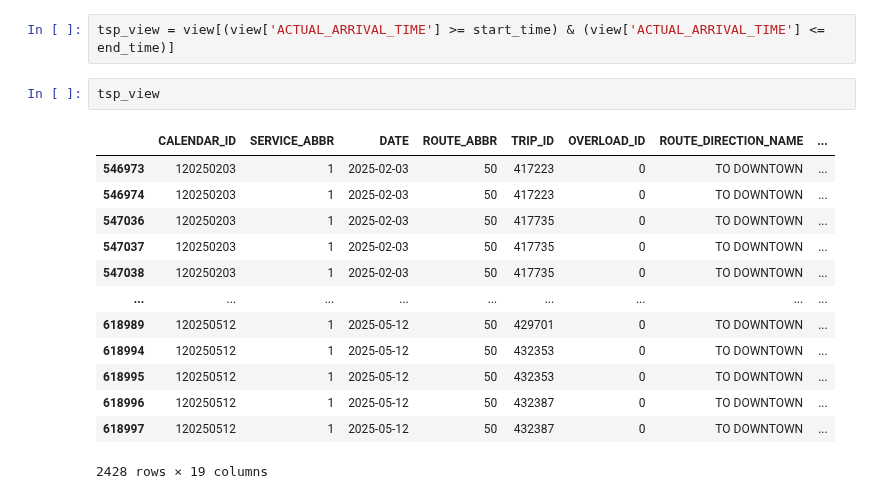
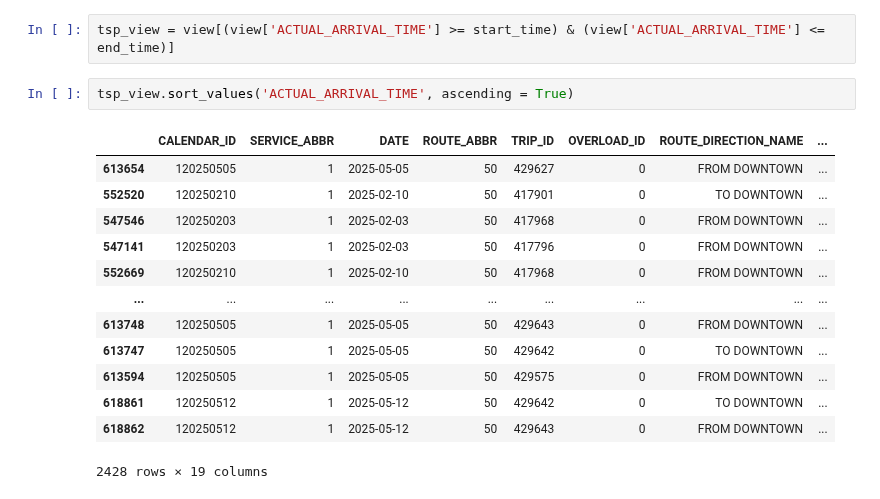
Before and after one commit to NSS-Data-Analytics-Cohort-14/wego-partnerproject-da14-v2-kshaffer93, a Jupyter notebook: notebooks/WeGo Data Introduction.ipynb, the cells around one changed output. Saved outputs shown, nothing was run; the diff lists cells and outputs as text.

Commit message:
cleaning data, finding NaN values

```diff
--- a/notebooks/WeGo Data Introduction.ipynb
+++ b/notebooks/WeGo Data Introduction.ipynb
@@ -256,18 +256,18 @@ end_time = '23:59:59'
 # %%
 tsp_view = view[(view['ACTUAL_ARRIVAL_TIME'] >= start_time) & (view['ACTUAL_ARRIVAL_TIME'] <= end_time)]
 # %%
-tsp_view
+tsp_view.sort_values('ACTUAL_ARRIVAL_TIME', ascending = True)
 # %% [output]
 |  | CALENDAR_ID | SERVICE_ABBR | DATE | ROUTE_ABBR | TRIP_ID | OVERLOAD_ID | ROUTE_DIRECTION_NAME | ... |
-| 546973 | 120250203 | 1 | 2025-02-03 | 50 | 417223 | 0 | TO DOWNTOWN | ... |
-| 546974 | 120250203 | 1 | 2025-02-03 | 50 | 417223 | 0 | TO DOWNTOWN | ... |
-| 547036 | 120250203 | 1 | 2025-02-03 | 50 | 417735 | 0 | TO DOWNTOWN | ... |
-| 547037 | 120250203 | 1 | 2025-02-03 | 50 | 417735 | 0 | TO DOWNTOWN | ... |
-| 547038 | 120250203 | 1 | 2025-02-03 | 50 | 417735 | 0 | TO DOWNTOWN | ... |
+| 613654 | 120250505 | 1 | 2025-05-05 | 50 | 429627 | 0 | FROM DOWNTOWN | ... |
+| 552520 | 120250210 | 1 | 2025-02-10 | 50 | 417901 | 0 | TO DOWNTOWN | ... |
+| 547546 | 120250203 | 1 | 2025-02-03 | 50 | 417968 | 0 | FROM DOWNTOWN | ... |
+| 547141 | 120250203 | 1 | 2025-02-03 | 50 | 417796 | 0 | FROM DOWNTOWN | ... |
+| 552669 | 120250210 | 1 | 2025-02-10 | 50 | 417968 | 0 | FROM DOWNTOWN | ... |
 | ... | ... | ... | ... | ... | ... | ... | ... | ... |
-| 618989 | 120250512 | 1 | 2025-05-12 | 50 | 429701 | 0 | TO DOWNTOWN | ... |
-| 618994 | 120250512 | 1 | 2025-05-12 | 50 | 432353 | 0 | TO DOWNTOWN | ... |
-| 618995 | 120250512 | 1 | 2025-05-12 | 50 | 432353 | 0 | TO DOWNTOWN | ... |
-| 618996 | 120250512 | 1 | 2025-05-12 | 50 | 432387 | 0 | TO DOWNTOWN | ... |
-| 618997 | 120250512 | 1 | 2025-05-12 | 50 | 432387 | 0 | TO DOWNTOWN | ... |
+| 613748 | 120250505 | 1 | 2025-05-05 | 50 | 429643 | 0 | FROM DOWNTOWN | ... |
+| 613747 | 120250505 | 1 | 2025-05-05 | 50 | 429642 | 0 | TO DOWNTOWN | ... |
+| 613594 | 120250505 | 1 | 2025-05-05 | 50 | 429575 | 0 | FROM DOWNTOWN | ... |
+| 618861 | 120250512 | 1 | 2025-05-12 | 50 | 429642 | 0 | TO DOWNTOWN | ... |
+| 618862 | 120250512 | 1 | 2025-05-12 | 50 | 429643 | 0 | FROM DOWNTOWN | ... |
 2428 rows × 19 columns
```
Also changed, not shown: parts of 17 cells of this notebook.
